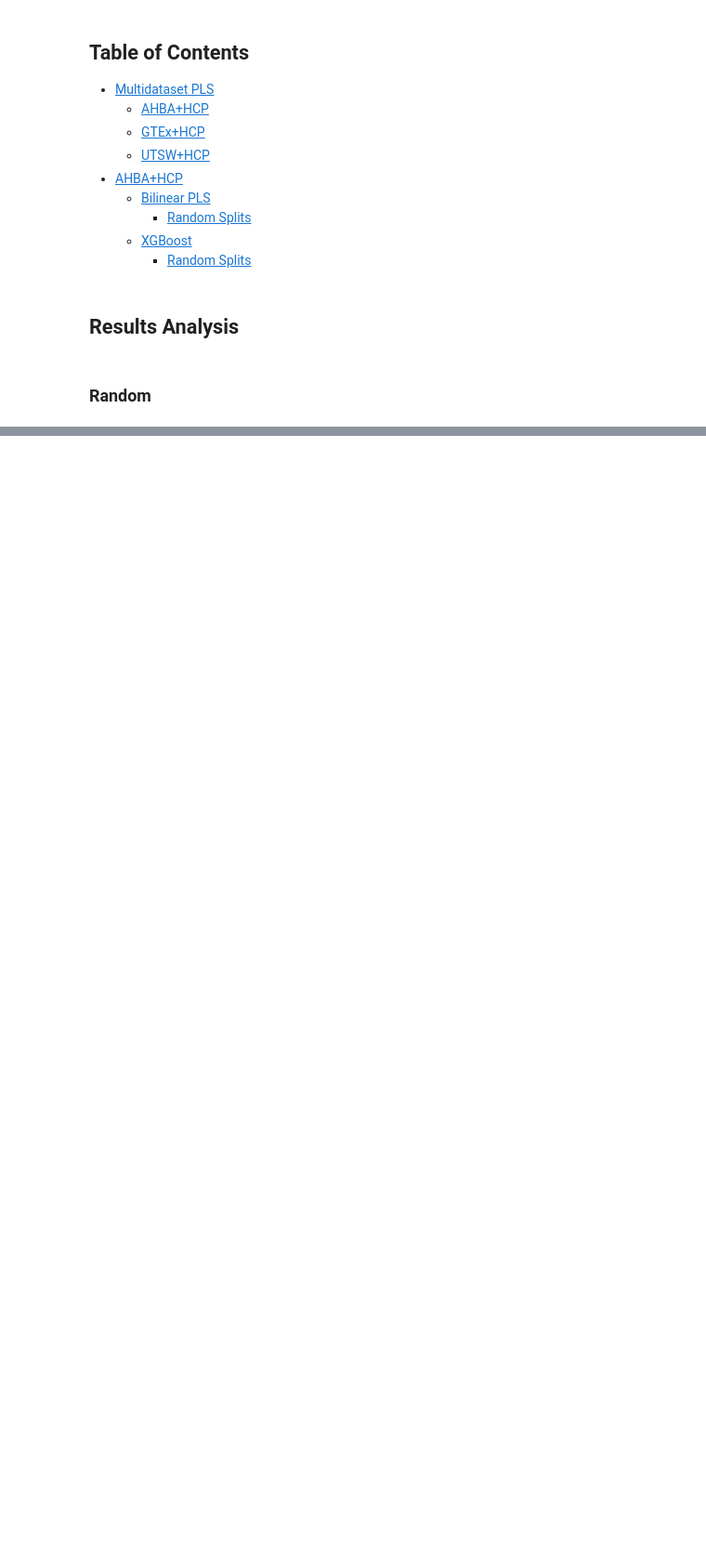
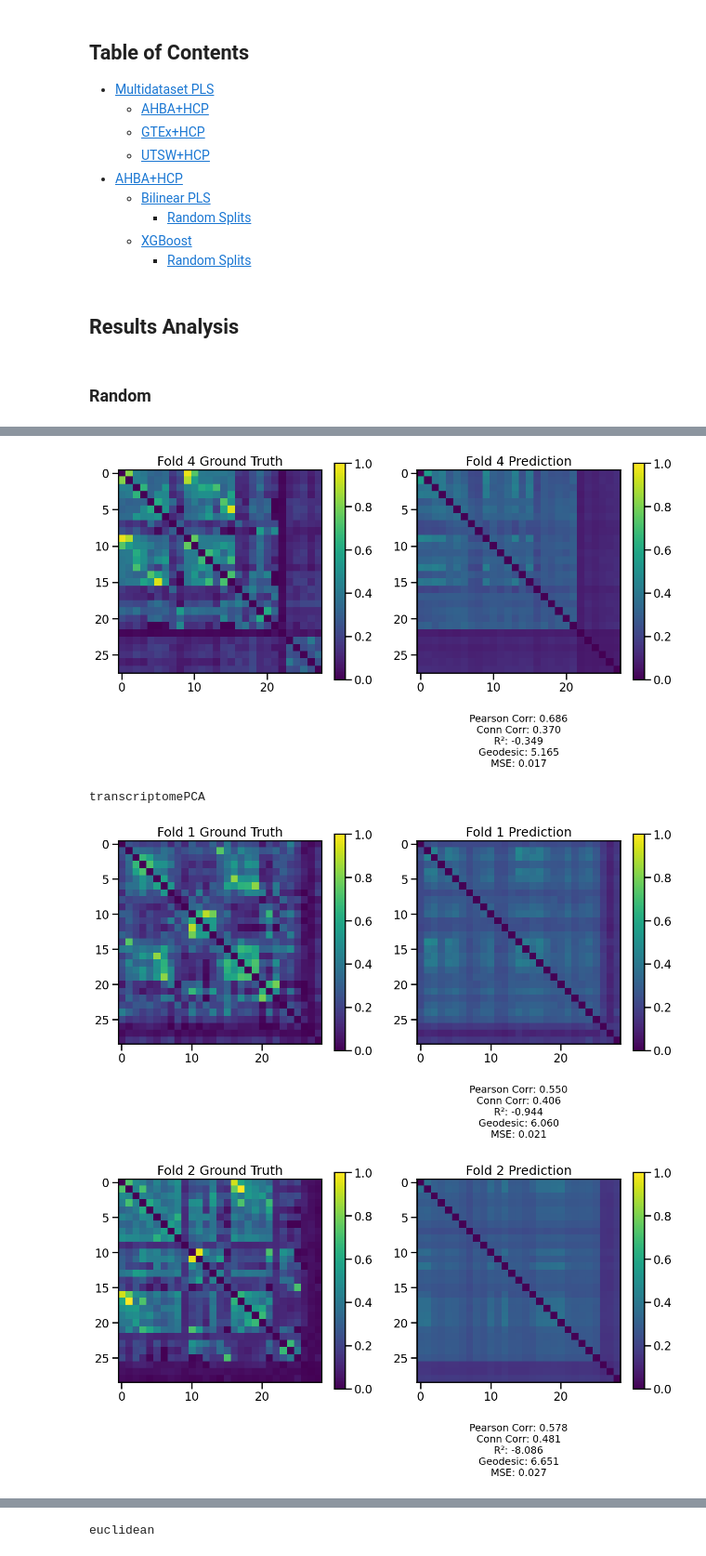
Before and after one commit to neuroinfolab/GeneEx2Conn, a Jupyter notebook: SFN24_results_explorer.ipynb, the cells around one changed output, grey strips where cells are left out. Shown at 93% size. Saved outputs shown, nothing was run; the diff lists cells and outputs as text; code cells hidden in the pictures; blank space fills up the shorter version.

```diff
--- a/SFN24_results_explorer.ipynb
+++ b/SFN24_results_explorer.ipynb
@@ -298,0 +1118,17 @@ Processing feature: euclidean
+# %%
+print('transcriptome')
+results = open_pickled_results('transcriptome_xgboost_random_bayessearch.pickle', 'SFN_runs/')
+plot_single_model_predictions_with_metrics(results)
+
+print('transcriptomePCA')
+results = open_pickled_results('transcriptomePCA_xgboost_random_bayessearch.pickle', 'SFN_runs/')
+plot_single_model_predictions_with_metrics(results)
+
+print('euclidean')
+results = open_pickled_results('euclidean_xgboost_random_bayessearch.pickle', 'SFN_runs/')
+plot_single_model_predictions_with_metrics(results)
+
+print('structural')
+results = open_pickled_results('structural_xgboost_random_bayessearch.pickle', 'SFN_runs/')
+plot_single_model_predictions_with_metrics(results)
+# %% [output]
@@ -298,0 +1139,4 @@ Processing feature: euclidean
+[figure, added]
+transcriptomePCA
+[figure, added]
+[figure, added]
@@ -298,0 +1145 @@ Processing feature: euclidean
+euclidean
```
Also changed, not shown: parts of 53 cells of this notebook, 9 other files.
